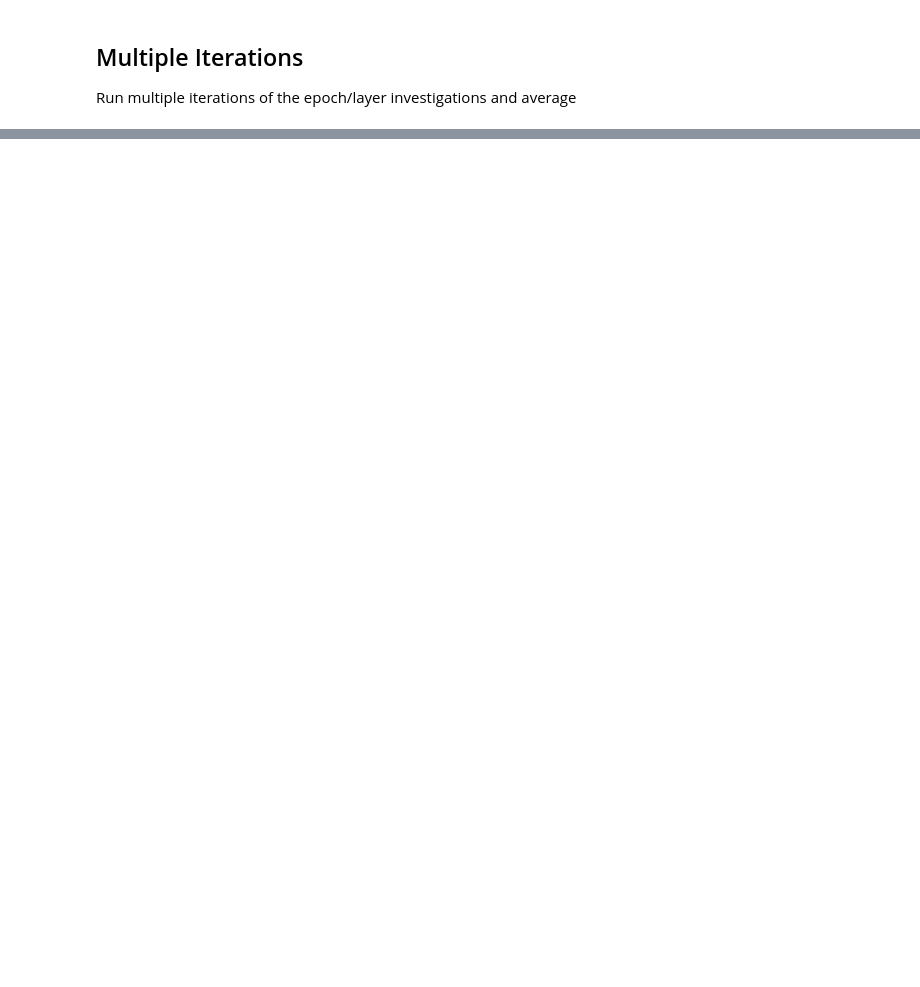
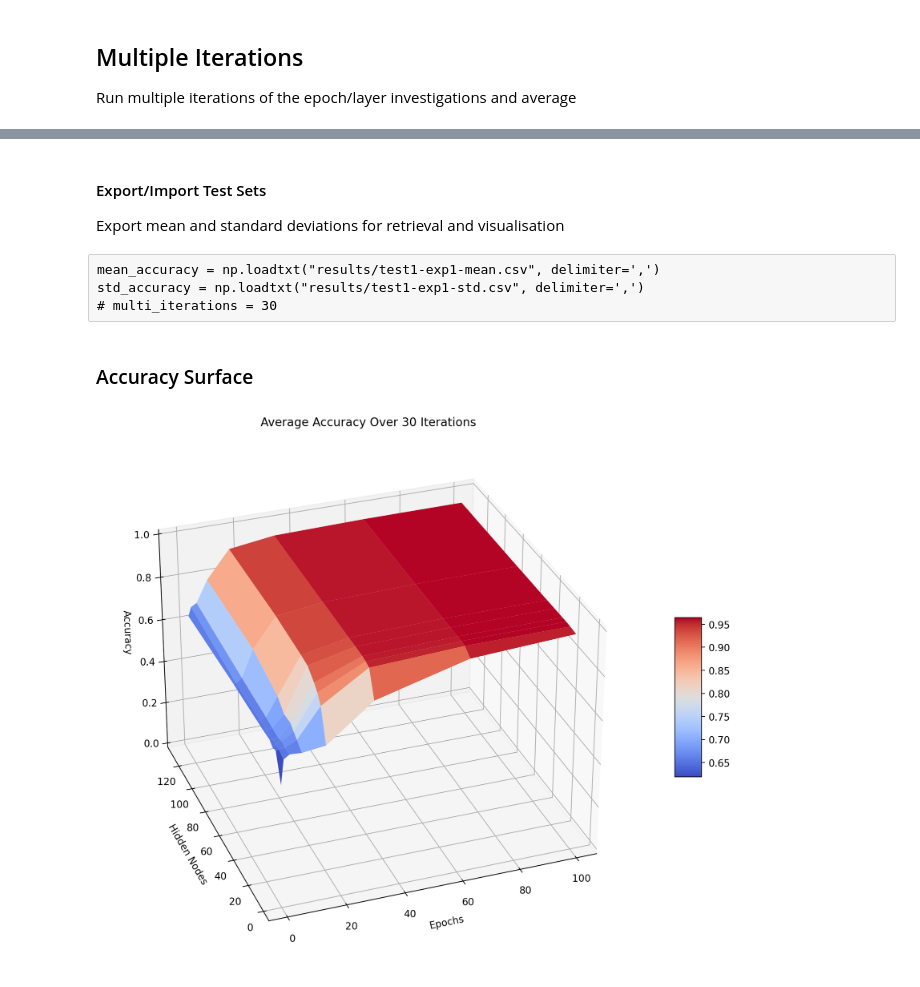
Before and after one commit to Sarsoo/SLP-Training, a Jupyter notebook: nncw.ipynb, the cells around one changed output, grey strips where cells are left out. Saved outputs shown, nothing was run; the diff lists cells and outputs as text; code cells hidden in the pictures; blank space fills up the shorter version.

```diff
--- a/nncw.ipynb
+++ b/nncw.ipynb
@@ -305,7 +363,10 @@ for i in range(multi_iterations):
 # %%
-average_accuracy = np.zeros((len(hidden_nodes), len(epochs)))
-for iteration in multi_results:
+accuracy_tensor = np.zeros((multi_iterations, len(hidden_nodes), len(epochs)))
+for iter_idx, iteration in enumerate(multi_results):
     for single_test in iteration:
-        average_accuracy[hidden_nodes.index(single_test['nodes']), epochs.index(single_test['epochs'])] += single_test["results"][1]
+        accuracy_tensor[iter_idx,
+                        hidden_nodes.index(single_test['nodes']),
+                        epochs.index(single_test['epochs'])] = single_test["results"][1]
 
-average_accuracy = average_accuracy / len(multi_results)
+mean_accuracy = np.mean(accuracy_tensor, axis=0)
+std_accuracy = np.std(accuracy_tensor, axis=0)
@@ -315,0 +373,4 @@ np.savetxt("multi-iteration.csv", average_accuracy, delimiter=',')
+# %% [markdown]
+#### Export/Import Test Sets
+
+Export mean and standard deviations for retrieval and visualisation
@@ -316,17 +380,25 @@ np.savetxt("multi-iteration.csv", average_accuracy, delimiter=',')
+# %% [raw]
+mean_accuracy = np.loadtxt("results/test1-exp1-mean.csv", delimiter=',')
+std_accuracy = np.loadtxt("results/test1-exp1-std.csv", delimiter=',')
+# multi_iterations = 30
+# %% [markdown]
+### Accuracy Surface
 # %%
 X, Y = np.meshgrid(epochs, hidden_nodes)
 
 fig = plt.figure(figsize=(15, 10))
 fig.set_dpi(fig_dpi)
 ax = plt.axes(projection='3d')
 
-surf = ax.plot_surface(X, Y, average_accuracy, cmap='coolwarm')
+surf = ax.plot_surface(X, Y, mean_accuracy, cmap='coolwarm')
 ax.set_title(f'Average Accuracy Over {multi_iterations} Iterations')
 ax.set_xlabel('Epochs')
 ax.set_ylabel('Hidden Nodes')
 ax.set_zlabel('Accuracy')
 ax.view_init(30, -110)
 ax.set_zlim([0, 1])
 fig.colorbar(surf, shrink=0.3, aspect=6)
 
 plt.show()
+# %% [output]
+[figure, added]
```
Also changed, not shown: parts of 41 cells of this notebook, 20 other files.
